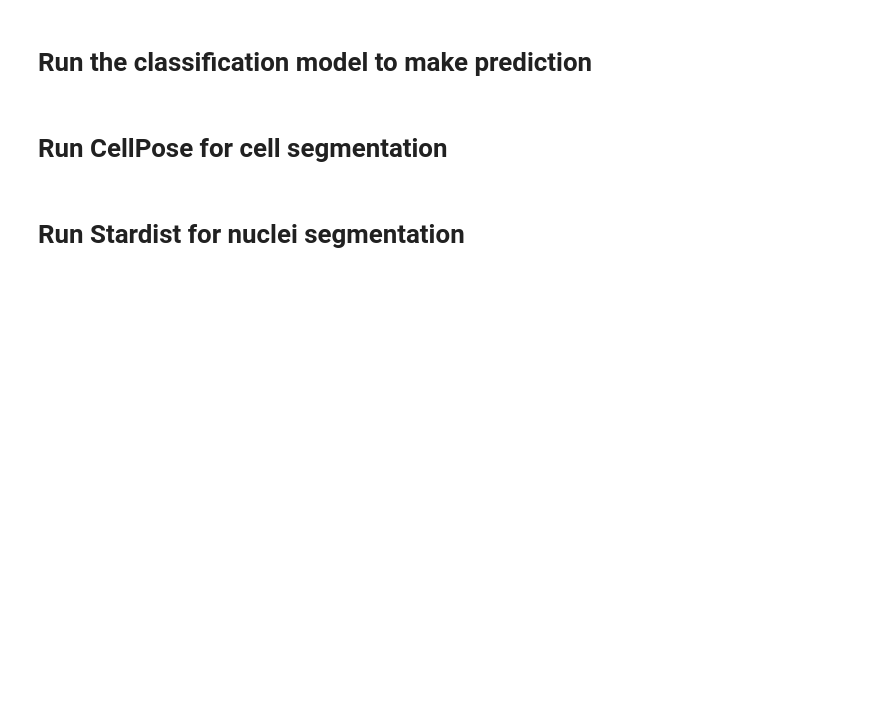
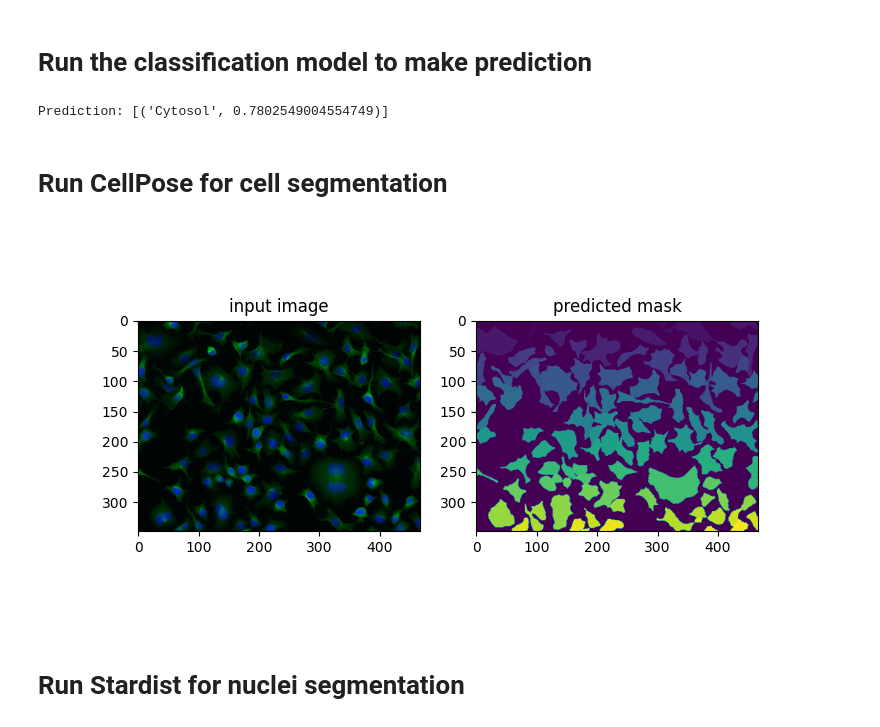
Before and after one commit to imjoy-team/imjoy-tutorials, a Jupyter notebook: 2-bioengine/1-bioengine-engine-tutorial.ipynb, the cells around one changed output. Drawn from its saved outputs; the diff is of its cells as text; code cells hidden in the pictures; blank space fills up the shorter version.

```diff
--- a/2-bioengine/1-bioengine-engine-tutorial.ipynb
+++ b/2-bioengine/1-bioengine-engine-tutorial.ipynb
@@ -79,33 +83,38 @@ plt.show()
 # %% [markdown]
 # Run the classification model to make prediction
 # %%
-config = await get_config('https://ai.imjoy.io/triton', 'bestfitting-inceptionv3-single-cell')
-results = await execute_model([image.astype('float32')/255], config=config)
+results = await execute([image.astype('float32')/255],
+                        server_url='https://ai.imjoy.io/triton',
+                        model_name='bestfitting-inceptionv3-single-cell')
 classes = results['classes']
 pred = [(LABELS[i], prob) for i, prob in enumerate(classes.tolist()) if prob>0.5]
 
 print(f'Prediction: {pred}')
+# %% [output]
+Prediction: [('Cytosol', 0.7802549004554749)]
 # %% [markdown]
 # Run CellPose for cell segmentation
 # %%
-# obtain the model config
-config = await get_config('https://ai.imjoy.io/triton', 'cellpose-python')
-
 image = await fetch_image('https://static.imjoy.io/img/img02.png')
 image = image.astype('float32')
 param = {'diameter': 30, 'model_type': 'cyto'}
 
 # run inference
-results = await execute_model([image.transpose(2, 0, 1), param], config=config, decode_bytes=True)
+results = await execute([image.transpose(2, 0, 1), param],
+                              server_url='https://ai.imjoy.io/triton',
+                              model_name='cellpose-python',
+                              decode_bytes=True)
 mask = results['mask']
 
 # display the output
 fig, (ax1, ax2) = plt.subplots(1, 2, figsize=(8, 4))
 ax1.imshow(image.astype('uint8'))
 ax1.set_title('input image')
 ax2.imshow(mask[0])
 ax2.set_title('predicted mask')
 plt.show()
+# %% [output]
+[figure, added]
 # %% [markdown]
 # Run Stardist for nuclei segmentation
 # %%
```
Also changed, not shown: parts of 3 cells of this notebook.
